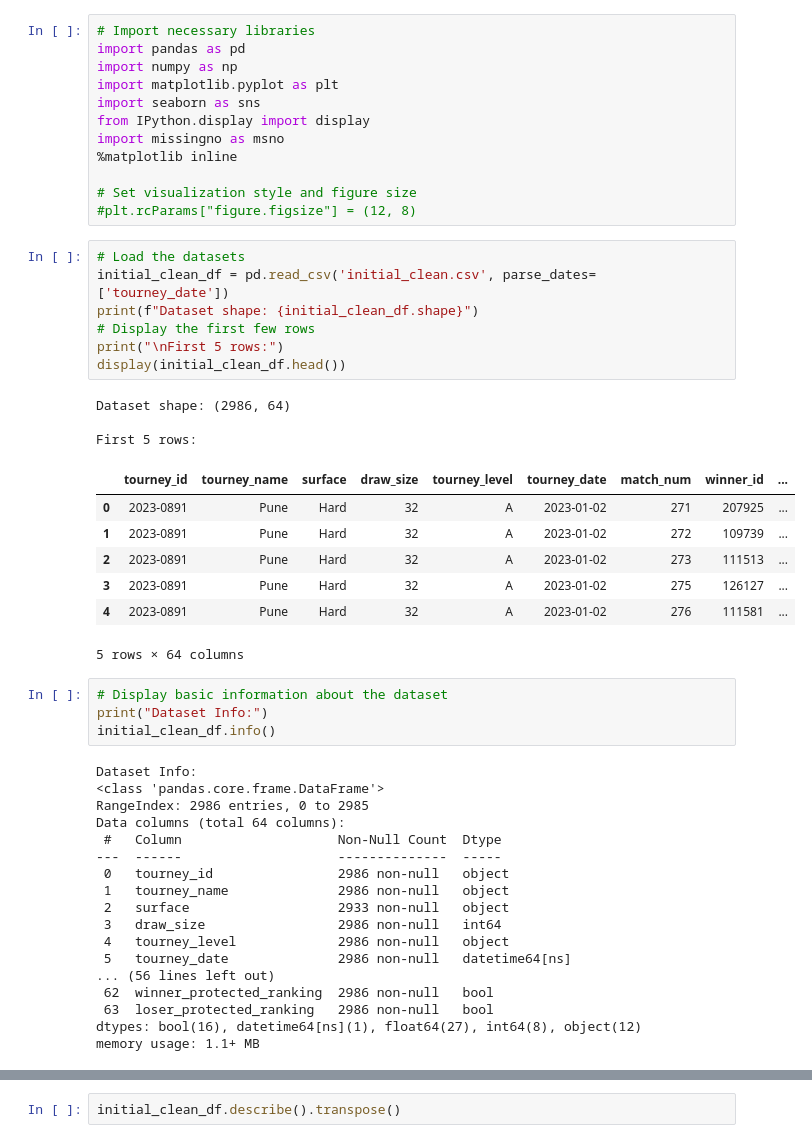
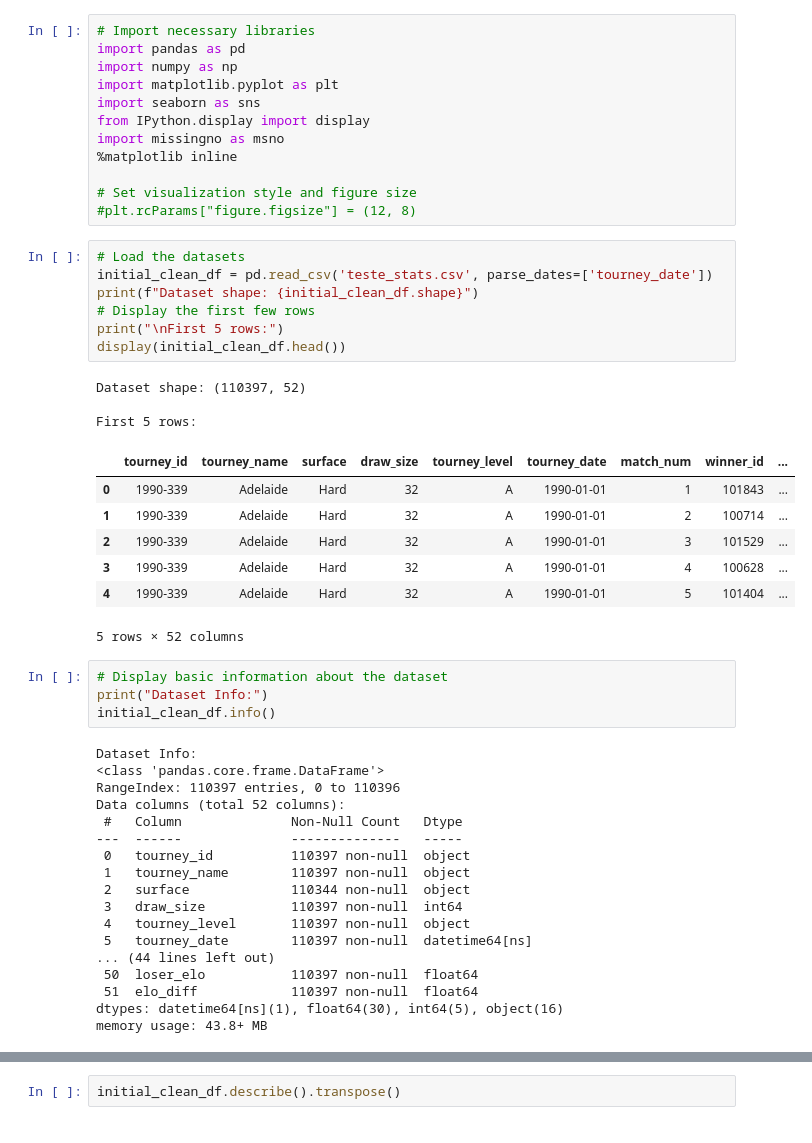
Before and after one commit to davialmeida135/tennis-match-prediction, a Jupyter notebook: dados_tratados/explore.ipynb, the cells around one changed output, grey strips where cells are left out. Saved outputs shown, nothing was run; the diff lists cells and outputs as text.

```diff
--- a/dados_tratados/explore.ipynb
+++ b/dados_tratados/explore.ipynb
@@ -14,22 +14,22 @@ import missingno as msno
 #plt.rcParams["figure.figsize"] = (12, 8)
 # %%
 # Load the datasets
-initial_clean_df = pd.read_csv('initial_clean.csv', parse_dates=['tourney_date'])
+initial_clean_df = pd.read_csv('teste_stats.csv', parse_dates=['tourney_date'])
 print(f"Dataset shape: {initial_clean_df.shape}")
 # Display the first few rows
 print("\nFirst 5 rows:")
 display(initial_clean_df.head())
 # %% [output]
-Dataset shape: (2986, 64)
+Dataset shape: (110397, 52)
 
 First 5 rows:
 |  | tourney_id | tourney_name | surface | draw_size | tourney_level | tourney_date | match_num | winner_id | ... |
-| 0 | 2023-0891 | Pune | Hard | 32 | A | 2023-01-02 | 271 | 207925 | ... |
-| 1 | 2023-0891 | Pune | Hard | 32 | A | 2023-01-02 | 272 | 109739 | ... |
-| 2 | 2023-0891 | Pune | Hard | 32 | A | 2023-01-02 | 273 | 111513 | ... |
-| 3 | 2023-0891 | Pune | Hard | 32 | A | 2023-01-02 | 275 | 126127 | ... |
-| 4 | 2023-0891 | Pune | Hard | 32 | A | 2023-01-02 | 276 | 111581 | ... |
+| 0 | 1990-339 | Adelaide | Hard | 32 | A | 1990-01-01 | 1 | 101843 | ... |
+| 1 | 1990-339 | Adelaide | Hard | 32 | A | 1990-01-01 | 2 | 100714 | ... |
+| 2 | 1990-339 | Adelaide | Hard | 32 | A | 1990-01-01 | 3 | 101529 | ... |
+| 3 | 1990-339 | Adelaide | Hard | 32 | A | 1990-01-01 | 4 | 100628 | ... |
+| 4 | 1990-339 | Adelaide | Hard | 32 | A | 1990-01-01 | 5 | 101404 | ... |
-5 rows × 64 columns
+5 rows × 52 columns
 # %%
 # Display basic information about the dataset
 print("Dataset Info:")
@@ -37,18 +37,18 @@ initial_clean_df.info()
 # %% [output]
 Dataset Info:
 <class 'pandas.core.frame.DataFrame'>
-RangeIndex: 2986 entries, 0 to 2985
-Data columns (total 64 columns):
- #   Column                    Non-Null Count  Dtype
----  ------                    --------------  -----
- 0   tourney_id                2986 non-null   object
- 1   tourney_name              2986 non-null   object
- 2   surface                   2933 non-null   object
- 3   draw_size                 2986 non-null   int64
- 4   tourney_level             2986 non-null   object
- 5   tourney_date              2986 non-null   datetime64[ns]
-... (56 lines left out)
- 62  winner_protected_ranking  2986 non-null   bool
- 63  loser_protected_ranking   2986 non-null   bool
-dtypes: bool(16), datetime64[ns](1), float64(27), int64(8), object(12)
-memory usage: 1.1+ MB
+RangeIndex: 110397 entries, 0 to 110396
+Data columns (total 52 columns):
+ #   Column              Non-Null Count   Dtype
+---  ------              --------------   -----
+ 0   tourney_id          110397 non-null  object
+ 1   tourney_name        110397 non-null  object
+ 2   surface             110344 non-null  object
+ 3   draw_size           110397 non-null  int64
+ 4   tourney_level       110397 non-null  object
+ 5   tourney_date        110397 non-null  datetime64[ns]
+... (44 lines left out)
+ 50  loser_elo           110397 non-null  float64
+ 51  elo_diff            110397 non-null  float64
+dtypes: datetime64[ns](1), float64(30), int64(5), object(16)
+memory usage: 43.8+ MB
```
Also changed, not shown: parts of 2 cells of this notebook, 3 other files.
